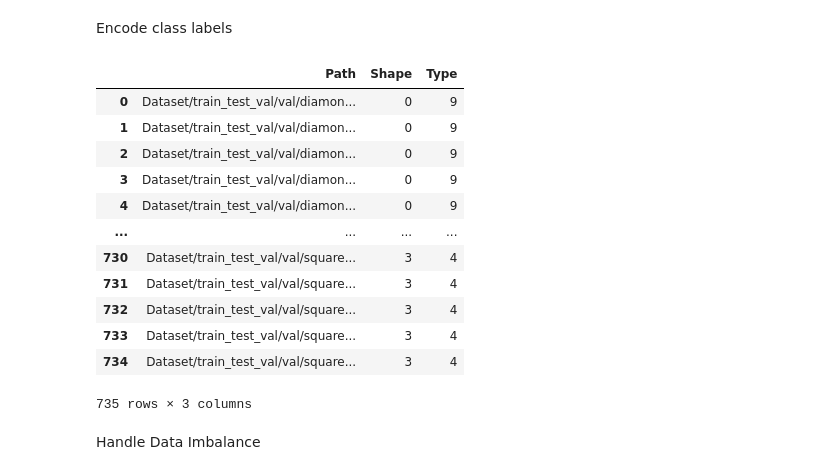
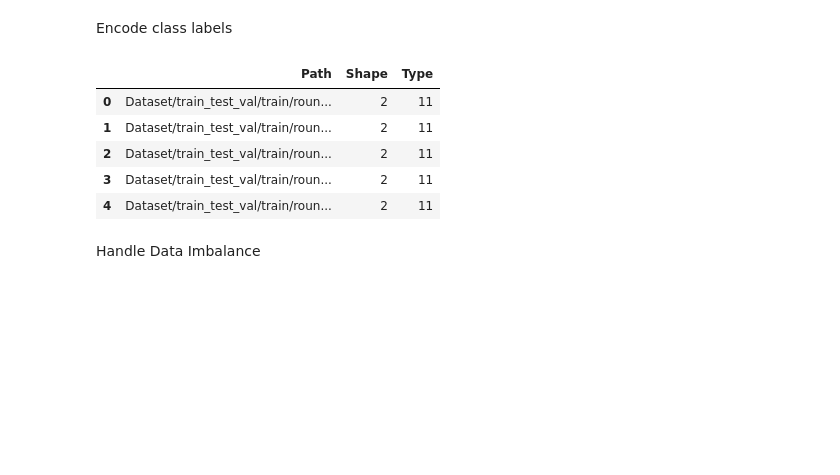
Before and after one commit to ashwin-sreejith/Traffic_Sign_Detection, a Jupyter notebook: solution.ipynb, the cells around one changed output. Cells and saved outputs as stored; diff of their text form; code cells hidden in the pictures; blank space fills up the shorter version.

Commit message:
Modified notebook with model trained on type

```diff
--- a/solution.ipynb
+++ b/solution.ipynb
@@ -204,25 +201,15 @@ def encoder(df):
 # %%
 encoder(train)
 encoder(test)
 encoder(val)
-
-# print(train['Shape'].value_counts())
-# print(train['Type'].unique())
-# train[train.Shape == 1].head()
+train.head()
 # %% [output]
 |  | Path | Shape | Type |
-| 0 | Dataset/train_test_val/val/diamon... | 0 | 9 |
-| 1 | Dataset/train_test_val/val/diamon... | 0 | 9 |
-| 2 | Dataset/train_test_val/val/diamon... | 0 | 9 |
-| 3 | Dataset/train_test_val/val/diamon... | 0 | 9 |
-| 4 | Dataset/train_test_val/val/diamon... | 0 | 9 |
-| ... | ... | ... | ... |
-| 730 | Dataset/train_test_val/val/square... | 3 | 4 |
-| 731 | Dataset/train_test_val/val/square... | 3 | 4 |
-| 732 | Dataset/train_test_val/val/square... | 3 | 4 |
-| 733 | Dataset/train_test_val/val/square... | 3 | 4 |
-| 734 | Dataset/train_test_val/val/square... | 3 | 4 |
+| 0 | Dataset/train_test_val/train/roun... | 2 | 11 |
+| 1 | Dataset/train_test_val/train/roun... | 2 | 11 |
+| 2 | Dataset/train_test_val/train/roun... | 2 | 11 |
+| 3 | Dataset/train_test_val/train/roun... | 2 | 11 |
+| 4 | Dataset/train_test_val/train/roun... | 2 | 11 |
-735 rows × 3 columns
 # %% [markdown]
 Handle Data Imbalance
 # %%
```
Also changed, not shown: parts of 40 cells of this notebook.
